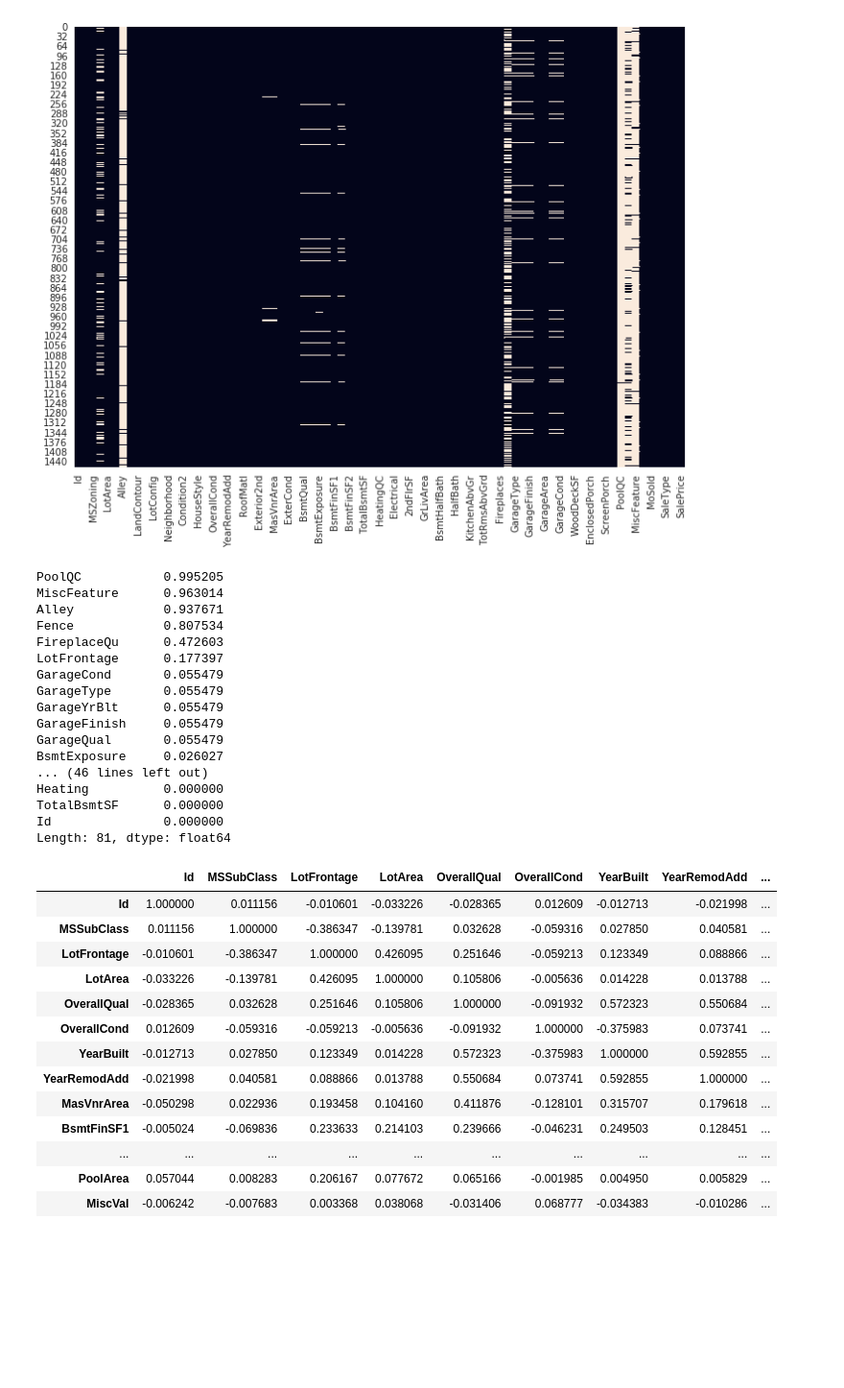
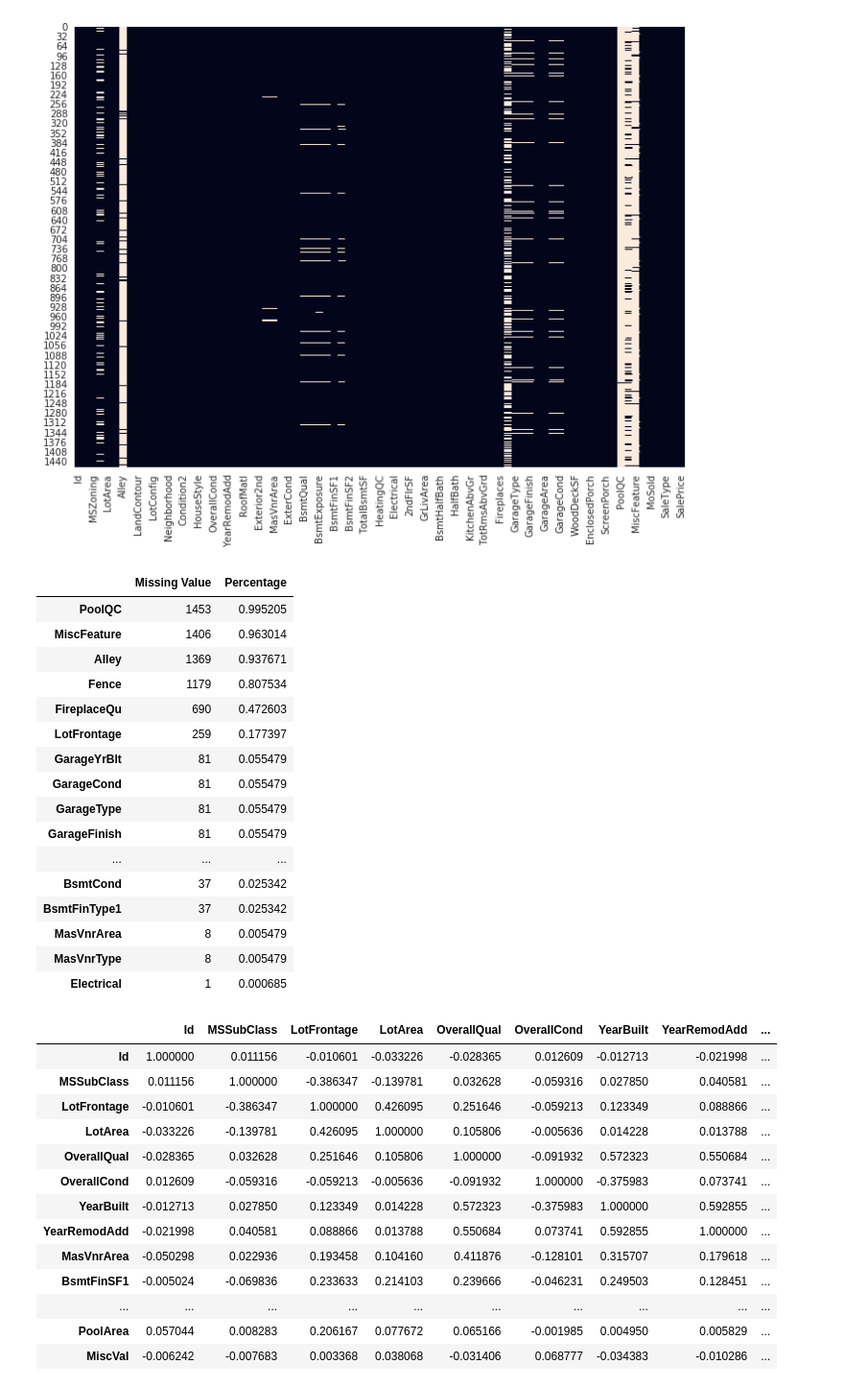
Before and after one commit to TiGaI/HousingPriceKaggleProject3, a Jupyter notebook: ames_eda.ipynb, the cells around one changed output. Shown: that part at 96% size. Saved outputs shown, nothing was run; the diff lists cells and outputs as text; code cells hidden in the pictures; blank space fills up the shorter version.

```diff
--- a/ames_eda.ipynb
+++ b/ames_eda.ipynb
@@ -44,30 +72,33 @@ sns.heatmap(train.isnull(), cbar=False)
 # %% [output]
 <matplotlib.axes._subplots.AxesSubplot at 0x...>
 [figure]
-# %%
-np.mean(train.isnull()).sort_values(ascending=False)
-'''
-Dummify: MiscFeature,
-Delete: Alley
-'''
-# %% [output]
-PoolQC           0.995205
-MiscFeature      0.963014
-Alley            0.937671
-Fence            0.807534
-FireplaceQu      0.472603
-LotFrontage      0.177397
-GarageCond       0.055479
-GarageType       0.055479
-GarageYrBlt      0.055479
-GarageFinish     0.055479
-GarageQual       0.055479
-BsmtExposure     0.026027
-... (46 lines left out)
-Heating          0.000000
-TotalBsmtSF      0.000000
-Id               0.000000
-Length: 81, dtype: float64
+# %%
+#### study the missing values
+train_missing = train.isna()
+train_num_missing = train_missing.sum().to_frame()
+#train_num_missing.sort_values(ascending = False)
+train_num_missing['Percentage'] = train_num_missing[0]/1460
+train_num_missing.columns = ['Missing Value', 'Percentage']
+train_num_missing = train_num_missing.sort_values('Percentage', ascending = False)
+train_num_missing[train_num_missing['Missing Value'] > 0]  ### 19
+# %% [output]
+|  | Missing Value | Percentage |
+| PoolQC | 1453 | 0.995205 |
+| MiscFeature | 1406 | 0.963014 |
+| Alley | 1369 | 0.937671 |
+| Fence | 1179 | 0.807534 |
+| FireplaceQu | 690 | 0.472603 |
+| LotFrontage | 259 | 0.177397 |
+| GarageYrBlt | 81 | 0.055479 |
+| GarageCond | 81 | 0.055479 |
+| GarageType | 81 | 0.055479 |
+| GarageFinish | 81 | 0.055479 |
+| ... | ... | ... |
+| BsmtCond | 37 | 0.025342 |
+| BsmtFinType1 | 37 | 0.025342 |
+| MasVnrArea | 8 | 0.005479 |
+| MasVnrType | 8 | 0.005479 |
+| Electrical | 1 | 0.000685 |
 # %%
 train.corr()
 # %% [output]
```
Also changed, not shown: parts of 15 cells of this notebook.
